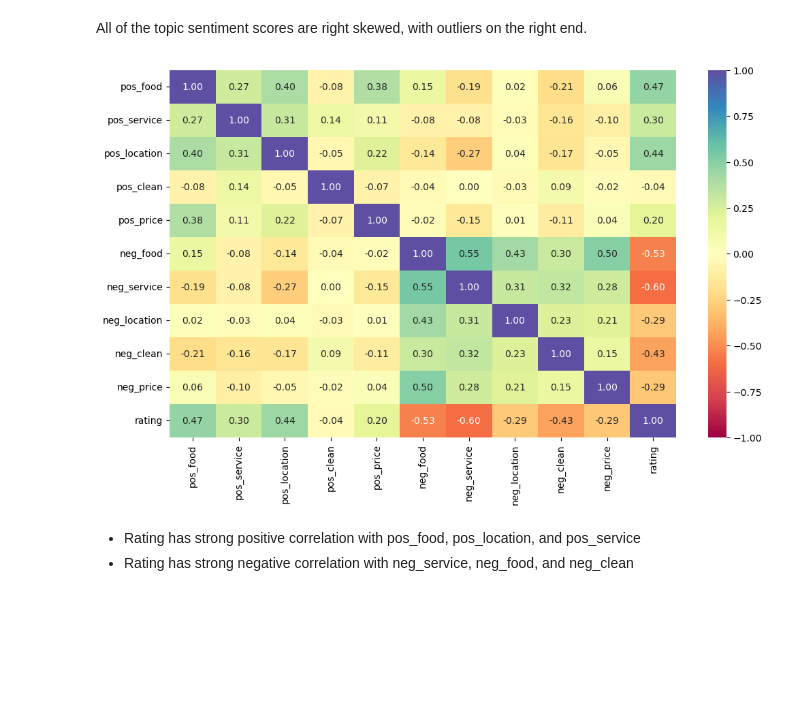
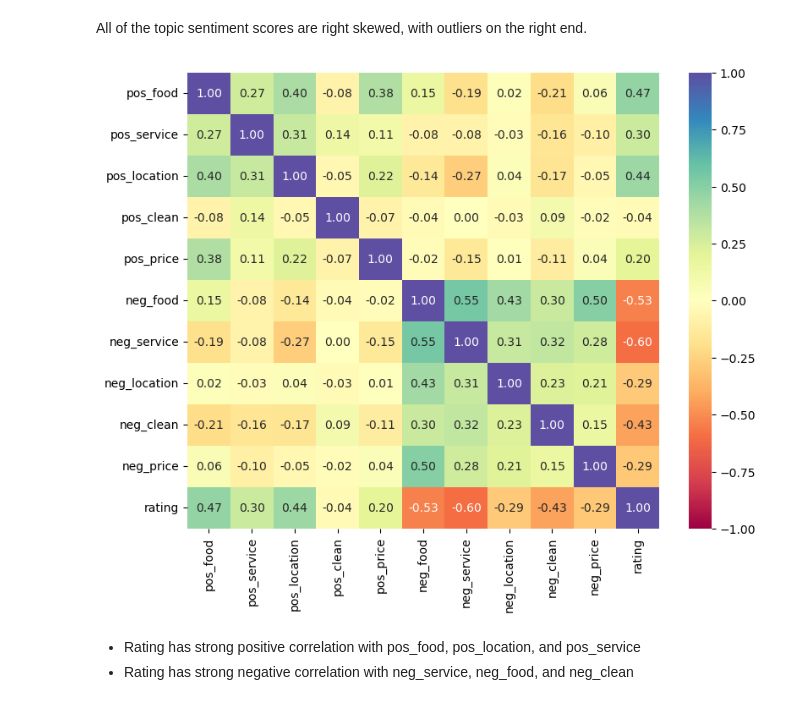
Before and after one commit to jotyot/rate-review, a Jupyter notebook: eda.ipynb, the cells around one changed output. Drawn from its saved outputs; the diff is of its cells as text; code cells hidden in the pictures; blank space fills up the shorter version.

```diff
--- a/eda.ipynb
+++ b/eda.ipynb
@@ -434,11 +438,11 @@ All of the topic sentiment scores are right skewed, with outliers on the right e
 # %%
 cols_list = sentiments.columns.tolist()
 
-plt.figure(figsize=(12, 7))
+plt.figure(figsize=(9, 7))
 sns.heatmap(sentiments[cols_list].corr(), annot=True, vmin=-1, vmax=1, fmt=".2f", cmap="Spectral")
 plt.show()
 # %% [output]
-[figure, old version]
+[figure, new version]
 # %% [markdown]
 - Rating has strong positive correlation with pos_food, pos_location, and pos_service
 - Rating has strong negative correlation with neg_service, neg_food, and neg_clean
```
Also changed, not shown: parts of 16 cells of this notebook, 1 other file.
